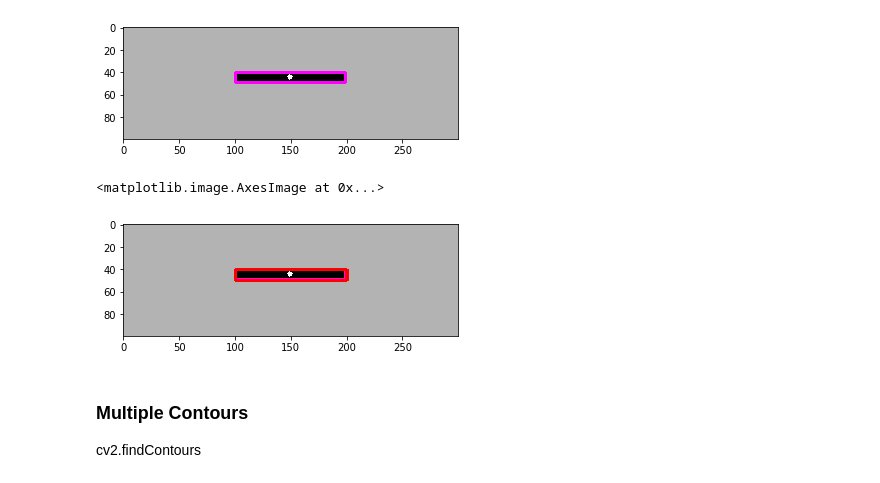
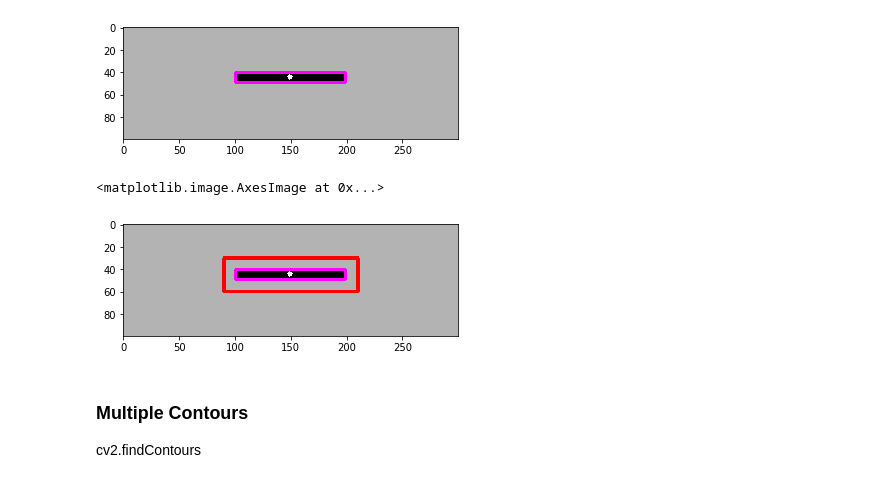
Before and after one commit to jrovegno/opencv, a Jupyter notebook: OpenCV_01.ipynb, the cells around one changed output. Saved outputs shown, nothing was run; the diff lists cells and outputs as text; code cells hidden in the pictures.

```diff
--- a/OpenCV_01.ipynb
+++ b/OpenCV_01.ipynb
@@ -90,11 +90,11 @@ plt.imshow(image)
 <matplotlib.image.AxesImage at 0x...>
 [figure]
 # %%
-cv2.rectangle(image, lt(df), rb(df), color('red'), 2)
+cv2.rectangle(image, lt(df, offset=-10), rb(df, offset=10), color('red'), 2)
 plt.imshow(image)
 # %% [output]
 <matplotlib.image.AxesImage at 0x...>
-[figure, old version]
+[figure, new version]
 # %% [markdown]
 ### Multiple Contours
 cv2.findContours
```
Also changed, not shown: 4 other files.
